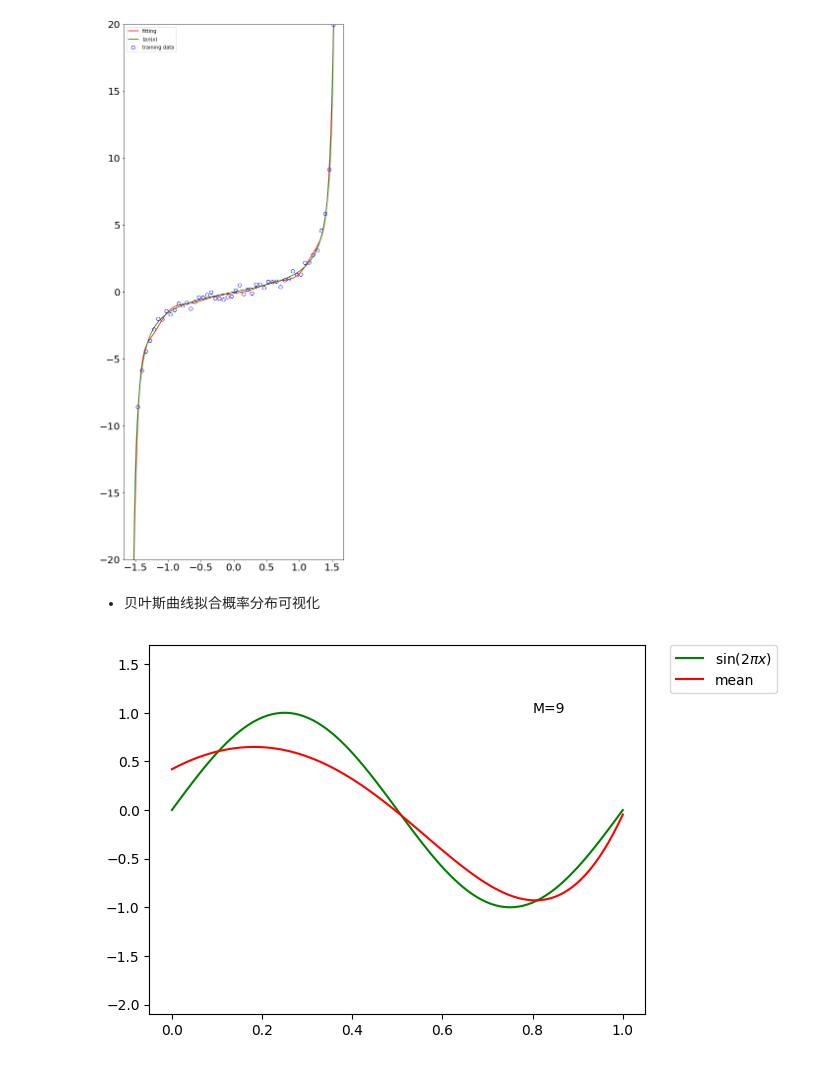
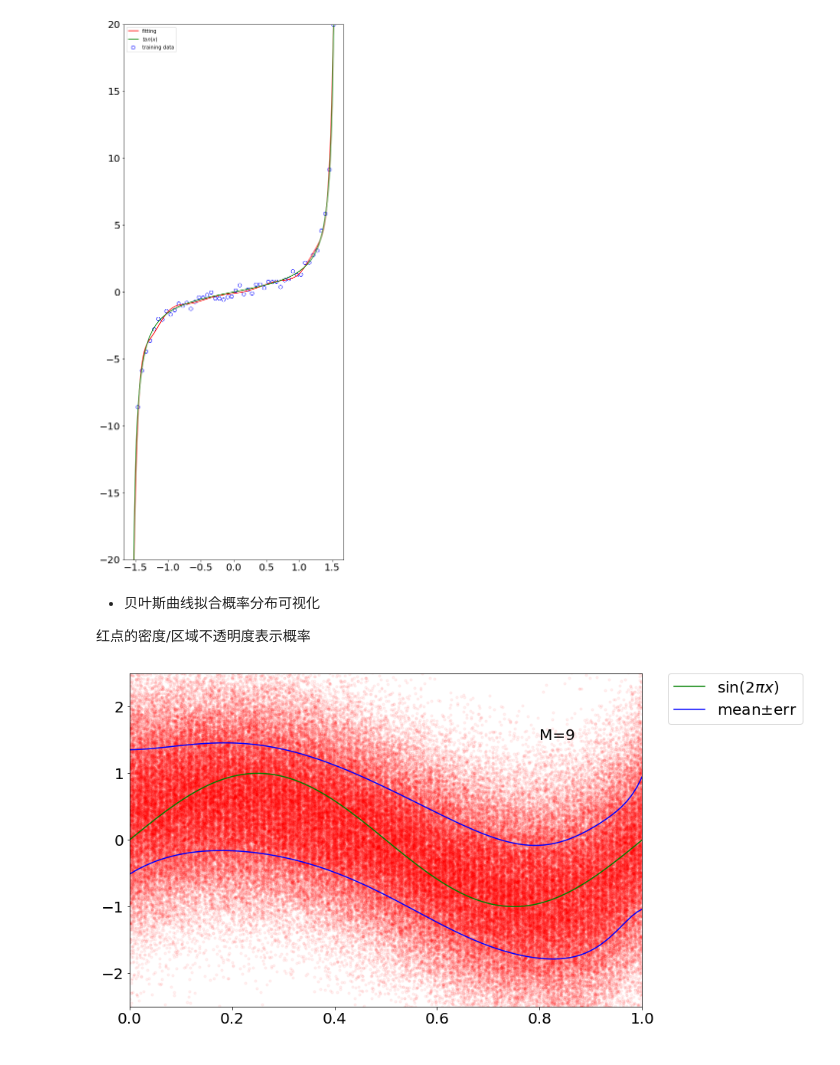
Before and after one commit to Dirt030/PRML_Learning, a Jupyter notebook: notebooks/lesson2.ipynb, the cells around one changed output. Drawn from its saved outputs; the diff is of its cells as text; code cells hidden in the pictures.

```diff
--- a/notebooks/lesson2.ipynb
+++ b/notebooks/lesson2.ipynb
@@ -221,35 +221,44 @@ plt.show()
 [figure]
 # %% [markdown]
 - 贝叶斯曲线拟合概率分布可视化
+
+红点的密度/区域不透明度表示概率
 # %%
-def func(x):
-    return np.sin(2 * np.pi * x)
-
-x_train, y_train = create_train_data_01(func, 10, 0.25)
+x_train, y_train = create_train_data_01(func_01, 10, 0.25)
 x_test = np.linspace(0, 1, 100)
-y_test = func(x_test)
+y_test = func_01(x_test)
 
 feature = PolynomialFeature(9)
 X_train = feature.transform(x_train)
 X_test = feature.transform(x_test)
 
 model = BayesianRegression(alpha=2e-3, beta=2)
 model.fit(X_train, y_train)
 
 y, y_err = model.predict(X_test, return_std=True)
-plt.rcParams.update(plt.rcParamsDefault)
+plt.rcParams['figure.figsize'] = (12.0, 8.0)
+plt.rcParams['font.size'] = 20
 #plt.scatter(x_train, y_train, facecolor="none", edgecolor="b", s=50, label="training data")
 plt.plot(x_test, y_test, c="g", label="$\sin(2\pi x)$")
-plt.plot(x_test, y, c="r", label="mean")
+#plt.plot(x_test, y, c="r", label="mean")
+plt.plot(x_test, y + y_err, c="b", label="mean$\pm$err")
+plt.plot(x_test, y - y_err, c="b")
 #plt.fill_between(x_test, y - y_err, y + y_err, color="pink", label="std.", alpha=0.5)
 
-#对贝叶斯曲线采样，用概率云可视化曲线
+#生成概率带
+x_draw = np.linspace(0, 1, 600)
+X_draw = feature.transform(x_draw)
+y_draw, y_draw_err = model.predict(X_draw, return_std=True)
+for (loc, mean, std) in zip(x_draw, y_draw, y_draw_err):
+    t = np.random.normal(loc=mean, scale=std, size=300)
+    plt.scatter(np.ones(300).dot(loc), t, c="r", s=10, alpha=0.055)
 
 
-plt.xlim(-0.05, 1.05)
-plt.ylim(-2.1, 1.7)
-plt.annotate("M=9", xy=(0.8, 1))
+
+plt.xlim(0, 1)
+plt.ylim(-2.5, 2.5)
+plt.annotate("M=9", xy=(0.8, 1.5))
 plt.legend(bbox_to_anchor=(1.05, 1.), loc=2, borderaxespad=0.)
 plt.show()
 # %% [output]
-[figure, old version]
+[figure, new version]
```
